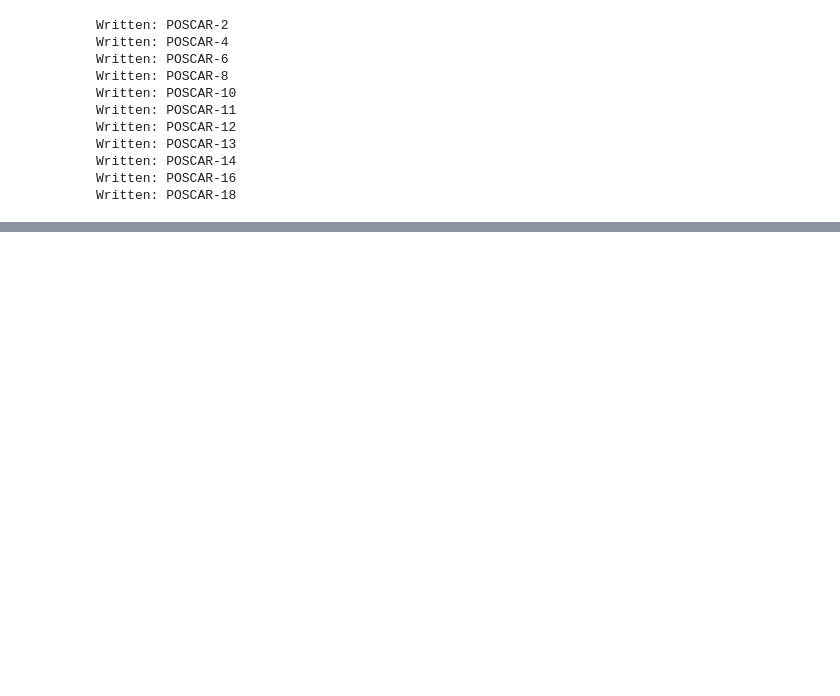
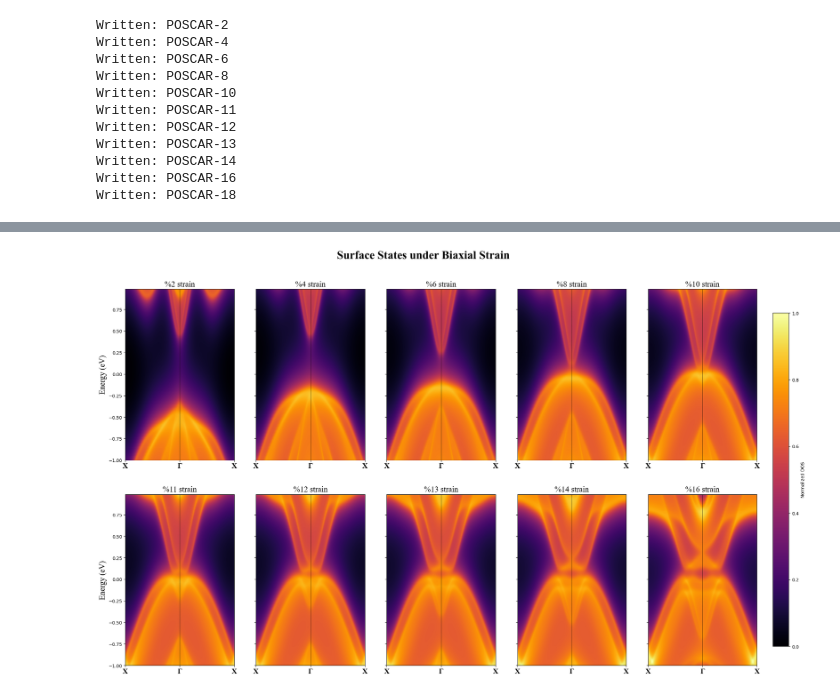
Before and after one commit to Lactuka/Thesis, a Jupyter notebook: bias-tetragonal-biaxial/bias-tetragonal-biaxial.ipynb, the cells around one changed output, grey strips where cells are left out. Saved outputs shown, nothing was run; the diff lists cells and outputs as text; code cells hidden in the pictures; blank space fills up the shorter version.

```diff
--- a/bias-tetragonal-biaxial/bias-tetragonal-biaxial.ipynb
+++ b/bias-tetragonal-biaxial/bias-tetragonal-biaxial.ipynb
@@ -63,0 +217,98 @@ Written: POSCAR-18
+# %%
+import numpy as np
+import matplotlib.pyplot as plt
+from matplotlib.colors import LinearSegmentedColormap
+from scipy.interpolate import griddata
+
+# Loading all data
+data_2 = np.loadtxt("2-dos.dat_bulk")
+data_4 = np.loadtxt("4-dos.dat_bulk")
+data_6 = np.loadtxt("6-dos.dat_bulk")
+data_8 = np.loadtxt("8-dos.dat_bulk")
+data_10 = np.loadtxt("10-dos.dat_bulk")
+data_11 = np.loadtxt("11-dos.dat_bulk")
+data_12 = np.loadtxt("12-dos.dat_bulk")
+data_13 = np.loadtxt("13-dos.dat_bulk")
+data_14 = np.loadtxt("14-dos.dat_bulk")
+data_16 = np.loadtxt("16-dos.dat_bulk")
+
+# Collect all datasets
+datasets = [data_2, data_4, data_6, data_8, data_10, data_11, data_12, data_13, data_14, data_16]
+labels = ['2', '4', '6', '8', '10', '11', '12', '13', '14', '16']
+
+# Find global min and max of DOS values across all datasets
+global_min = min(data[:, 2].min() for data in datasets)
+global_max = max(data[:, 2].max() for data in datasets)
+
+print(f"Global DOS range: [{global_min}, {global_max}]")
+
+# Normalize all datasets to [0, 1] range
+normalized_datasets = []
+for data in datasets:
+    data_normalized = data.copy()
+    # Min-max normalization
+    data_normalized[:, 2] = (data[:, 2] - global_min) / (global_max - global_min)
+    normalized_datasets.append(data_normalized)
+
+from matplotlib.colors import LinearSegmentedColormap
+
+# Define custom black-white-yellow colormap
+colors = ['#000000', '#FFFFFF', "#FFAE00"]
+n_bins = 256  # Discretizes the interpolation into bins
+cmap_custom = LinearSegmentedColormap.from_list('black_white_yellow', colors, N=n_bins)
+
+# Function to plot a single dataset
+def plot_dos(data, title_suffix, ax=None):
+    if ax is None:
+        fig, ax = plt.subplots(figsize=(8, 6))
+
+    x = data[:, 0]
+    y = data[:, 1]
+    z = data[:, 2]  # Already normalized, no exponential needed
+
+    # Create interpolated grid for smooth plotting
+    xi = np.linspace(x.min(), x.max(), 400)
+    yi = np.linspace(y.min(), y.max(), 400)
+    Xi, Yi = np.meshgrid(xi, yi)
+    Zi = griddata((x, y), z, (Xi, Yi), method='cubic')
+
+    # Plot the data
+    im = ax.pcolormesh(Xi, Yi, Zi, cmap="inferno", shading='gouraud',
+                       vmin=0, vmax=1)  # Fixed scale [0, 1]
+
+    # Set axis limits
+    ax.set_xlim(min(x), max(x))
+
+    # Set x-axis ticks and labels
+    ax.set_xticks([min(x), (min(x)+max(x))/2, max(x)])
+    ax.set_xticklabels(['X', 'Γ', 'X'],fontname="Times New Roman", fontweight="bold",fontsize=16)
+
+
+    # Add vertical line at Gamma point
+    ax.axvline(x=(min(x)+max(x))/2, color='black', linewidth=0.5)
+
+    ax.set_title(f"%{title_suffix} strain",fontname="Times New Roman", fontsize=18)
+
+    return im
+
+# Create a comparison plot with all datasets
+fig, axes = plt.subplots(2, 5, figsize=(25, 15),sharey=True)
+axes = axes.flatten()
+
+for i, (data, label) in enumerate(zip(normalized_datasets, labels)):
+    im = plot_dos(data, label, axes[i])
+    if i == 0 or i == 5:
+        axes[i].set_ylabel('Energy (eV)', fontname="Times New Roman", fontsize=18)
+# Adjust subplot spacing to make room for colorbar on the right
+fig.subplots_adjust(right=0.92, top=0.90)  # Added top spacing for title
+
+# Add overall title at the top
+fig.suptitle("Surface States under Biaxial Strain", fontname="Times New Roman", fontweight="bold",fontsize=26, y=0.98)
+
+# Add a shared colorbar on the far right
+cbar_ax = fig.add_axes([0.94, 0.15, 0.02, 0.7])  # [left, bottom, width, height]
+fig.colorbar(im, cax=cbar_ax, label='Normalized DOS')
+plt.savefig("surface_states_comparison.png", dpi=300, bbox_inches='tight')
+plt.show()
+print("Plot displayed!")
+# %% [output]
@@ -63,0 +316 @@ Written: POSCAR-18
+[figure, added]
```
Also changed, not shown: parts of 4 cells of this notebook, 8 other files.
